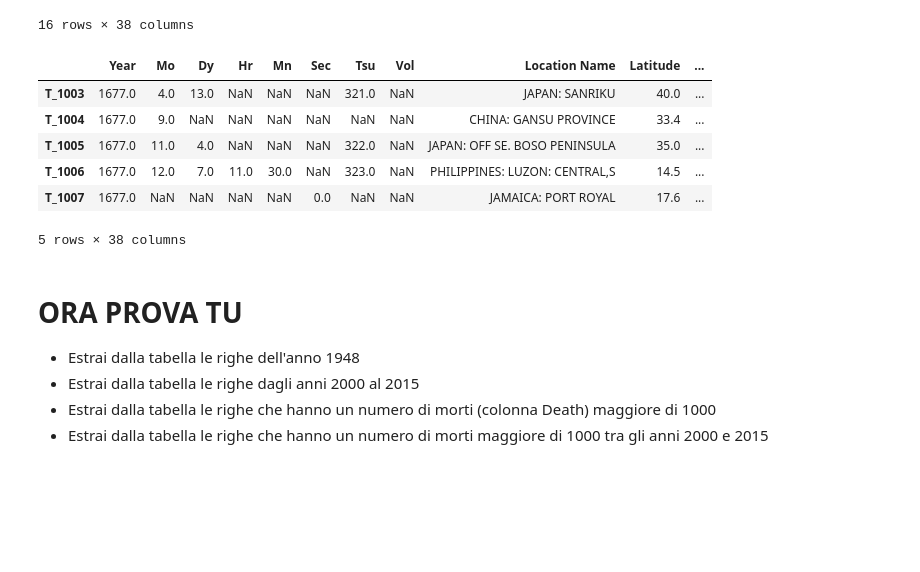
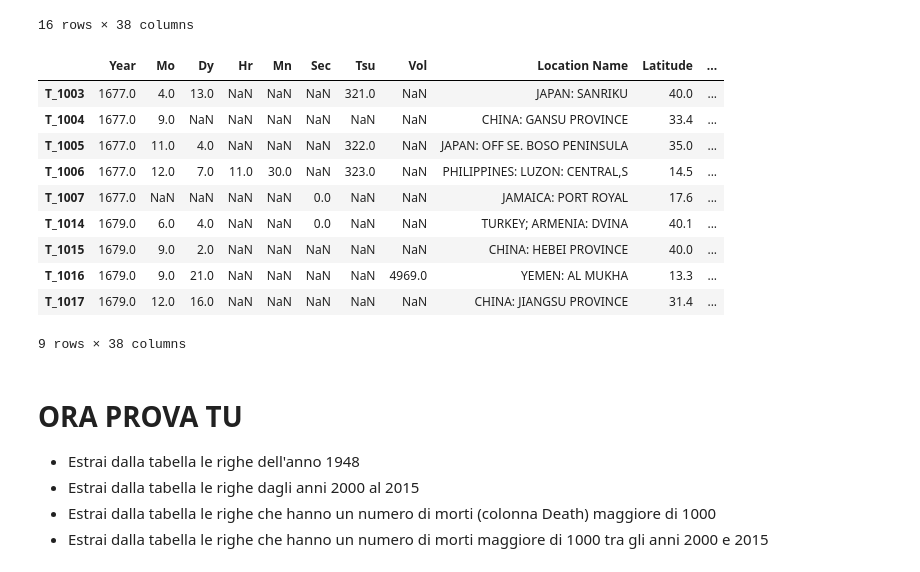
Before and after one commit to pal-dev-labs/Artificial-Intelligence-with-Python, a Jupyter notebook: 5-Pandas-part1.ipynb, the cells around one changed output. Drawn from its saved outputs; the diff is of its cells as text; code cells hidden in the pictures; blank space fills up the shorter version.

```diff
--- a/5-Pandas-part1.ipynb
+++ b/5-Pandas-part1.ipynb
@@ -51,8 +51,8 @@ url = 'inserisci qui la stringa dell'url copiata in github'
 df1 = pd.read_csv(url)
 # %%
 # PER CHI USA GITHUB: scommentare le seguenti due righe
-#url = 'https://raw.githubusercontent.com/giandopal/Artificial-Intelligence-with-Python/main/data/earthquakes.csv'
-#df1 = pd.read_csv(url)
+url = 'https://raw.githubusercontent.com/giandopal/Artificial-Intelligence-with-Python/main/data/earthquakes.csv'
+df = pd.read_csv(url)
 # %%
 type(df)
 # %% [output]
@@ -463,16 +465,20 @@ df_filtrato
 16 rows × 38 columns
 # %%
 # operatore OR
-df_filtrato = df[(df['Year']==1677) | (df['Year']==1677)]
+df_filtrato = df[(df['Year']==1677) | (df['Year']==1679)]
 df_filtrato
 # %% [output]
 |  | Year | Mo | Dy | Hr | Mn | Sec | Tsu | Vol | Location Name | Latitude | ... |
 | T_1003 | 1677.0 | 4.0 | 13.0 | NaN | NaN | NaN | 321.0 | NaN | JAPAN: SANRIKU | 40.0 | ... |
 | T_1004 | 1677.0 | 9.0 | NaN | NaN | NaN | NaN | NaN | NaN | CHINA: GANSU PROVINCE | 33.4 | ... |
 | T_1005 | 1677.0 | 11.0 | 4.0 | NaN | NaN | NaN | 322.0 | NaN | JAPAN: OFF SE. BOSO PENINSULA | 35.0 | ... |
 | T_1006 | 1677.0 | 12.0 | 7.0 | 11.0 | 30.0 | NaN | 323.0 | NaN | PHILIPPINES: LUZON: CENTRAL,S | 14.5 | ... |
 | T_1007 | 1677.0 | NaN | NaN | NaN | NaN | 0.0 | NaN | NaN | JAMAICA: PORT ROYAL | 17.6 | ... |
+| T_1014 | 1679.0 | 6.0 | 4.0 | NaN | NaN | 0.0 | NaN | NaN | TURKEY; ARMENIA: DVINA | 40.1 | ... |
+| T_1015 | 1679.0 | 9.0 | 2.0 | NaN | NaN | NaN | NaN | NaN | CHINA: HEBEI PROVINCE | 40.0 | ... |
+| T_1016 | 1679.0 | 9.0 | 21.0 | NaN | NaN | NaN | NaN | 4969.0 | YEMEN: AL MUKHA | 13.3 | ... |
+| T_1017 | 1679.0 | 12.0 | 16.0 | NaN | NaN | NaN | NaN | NaN | CHINA: JIANGSU PROVINCE | 31.4 | ... |
-5 rows × 38 columns
+9 rows × 38 columns
 # %% [markdown]
 # ORA PROVA TU
 - Estrai dalla tabella le righe dell'anno 1948
```
Also changed, not shown: parts of 26 cells of this notebook, 2 other files.
